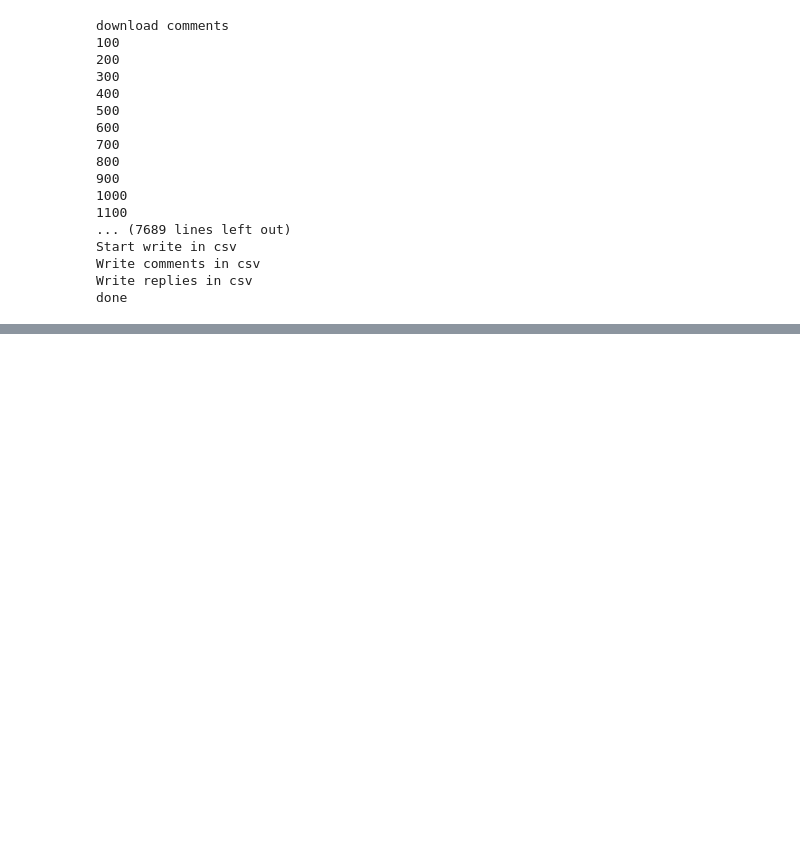
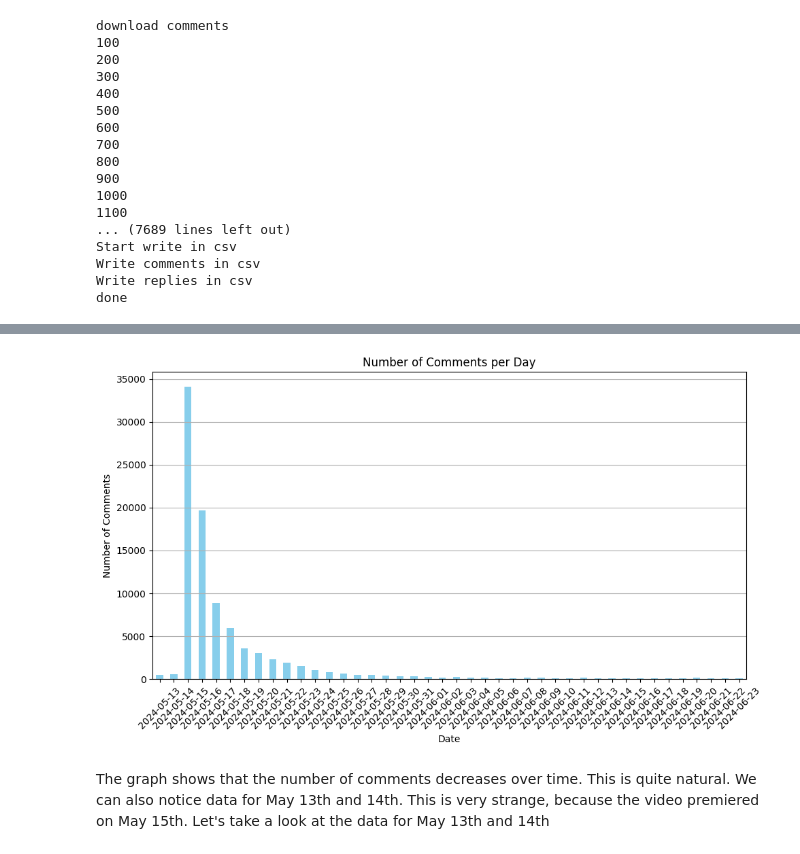
Before and after one commit to NikitaGarbovskii/AS_S_COMMENTS, a Jupyter notebook: Youtube_script.ipynb, the cells around one changed output, grey strips where cells are left out. Drawn from its saved outputs; the diff is of its cells as text; code cells hidden in the pictures; blank space fills up the shorter version.

```diff
--- a/Youtube_script.ipynb
+++ b/Youtube_script.ipynb
@@ -251,0 +219,6 @@ df_text = df[['textDisplay', 'textOriginal', 'authorDisplayName', 'likeCount', '
+# %%
+df['publishedAt'] = pd.to_datetime(df['publishedAt'])
+# %%
+df['date'] = df['publishedAt'].dt.date
+# %%
+comment_counts = df['date'].value_counts().sort_index()
@@ -251,0 +245,15 @@ df_text = df[['textDisplay', 'textOriginal', 'authorDisplayName', 'likeCount', '
+# %%
+plt.figure(figsize=(10, 6))
+comment_counts.plot(kind='bar', color='skyblue')
+plt.title('Number of Comments per Day')
+plt.xlabel('Date')
+plt.ylabel('Number of Comments')
+plt.xticks(rotation=45)
+plt.grid(axis='y')
+
+plt.tight_layout()
+plt.show()
+# %% [output]
+[figure, added]
+# %% [markdown]
+The graph shows that the number of comments decreases over time. This is quite natural. We can also notice data for May 13th and 14th. This is very strange, because the video premiered on May 15th. Let's take a look at the data for May 13th and 14th
```
Also changed, not shown: parts of 13 cells of this notebook.
